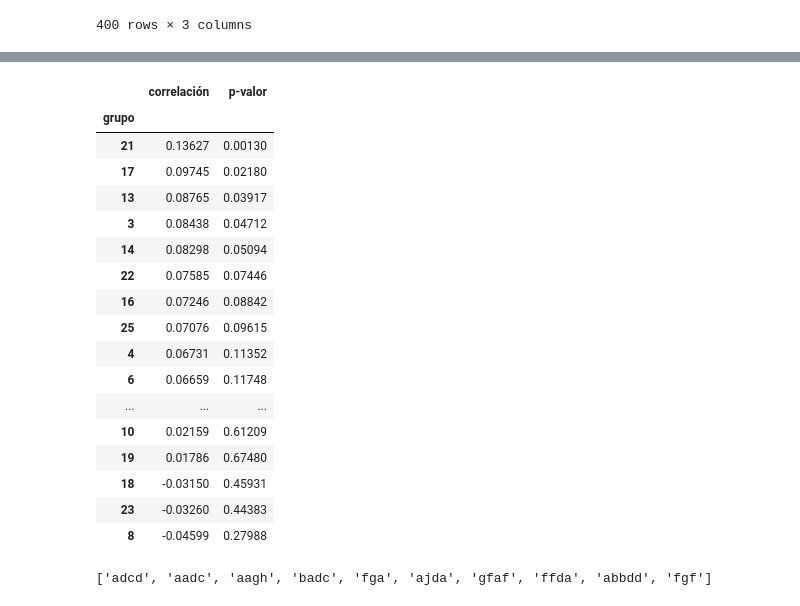
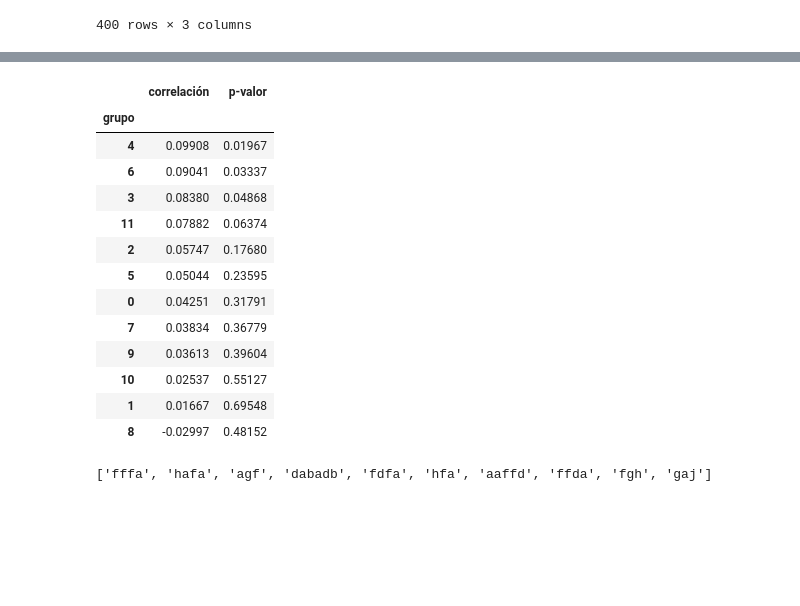
Before and after one commit to davidgutierrez/HeartRatePatterns, a Jupyter notebook: Jupyter/MimicII/0l idendify groups-Pearson.ipynb, the cells around one changed output, grey strips where cells are left out. Drawn from its saved outputs; the diff is of its cells as text; code cells hidden in the pictures; blank space fills up the shorter version.

```diff
--- a/Jupyter/MimicII/0l idendify groups-Pearson.ipynb
+++ b/Jupyter/MimicII/0l idendify groups-Pearson.ipynb
@@ -185,6 +158,8 @@ avg / total       0.73      0.76      0.69       554
 # %%
 import numpy as np
-compoT = np.transpose(bestNmf.components_)
-print("components",bestNmf.components_.shape)
+bestScore = 12
+model, nmf, patients_nmf, acurracy, roc_auc = generateNMF(patients, survived, n_components=bestScore)
+compoT = np.transpose(nmf.components_)
+print("components",nmf.components_.shape)
 print("components Transpose",compoT.shape)
 # %% [output]
@@ -193,7 +168,7 @@ components Transpose (400, 26)
 # %%
 from operator import itemgetter
-def predict_proba(compoT,table):
-    predicts = modelnmf.predict_proba(compoT)[:,1]
+def predict_proba(compoT,table,model):
+    predicts = model.predict_proba(compoT)[:,1]
     beats = list(table)
     sortedBeats = []
     numPred = len(predicts)
@@ -214,7 +189,7 @@ def predict_proba(compoT,table):
     print(nvals)
     return sorted(sortedBeats, key=itemgetter('correlación'), reverse=True)
 # %%
-sortedBeats = predict_proba(compoT,table)
+sortedBeats = predict_proba(compoT,table,model)
 beatKeys = []
 for value in sortedBeats:
     beatKeys.append(value['word'])
@@ -259,45 +234,41 @@ Top 5 HeartBeats con mayor probabilidad de muerte según la regresión logístic
 # %%
 from operator import itemgetter
 from scipy.stats.stats import pearsonr
 import pandas as pd
 pd.set_option('display.float_format', lambda x: '%.5f' % x)
 
 def find_pearson(value, patient, survived):
     pearsonList = []
     for i in range(value):
         patientpear = patient[:, i]
         pearson = pearsonr(patientpear, survived)
         pearsonList.append({'grupo':i,'correlación':pearson[0],'p-valor':pearson[1]})
     return sorted(pearsonList, key=itemgetter('correlación'), reverse=True)
 
-sortedList = find_pearson(bestScore,patientnmf,survived)
+sortedList = find_pearson(bestScore,patients_nmf,survived)
 #sortedList = sorted(pearsonList, key=itemgetter('p1'), reverse=True)
 df = pd.DataFrame(sortedList)
 df = df.set_index('grupo')
 df = df.sort_values(['correlación'], ascending=[False])
 df
 # %% [output]
 |  | correlación | p-valor |
 | grupo |  |  |
-| 21 | 0.13627 | 0.00130 |
-| 17 | 0.09745 | 0.02180 |
-| 13 | 0.08765 | 0.03917 |
-| 3 | 0.08438 | 0.04712 |
-| 14 | 0.08298 | 0.05094 |
-| 22 | 0.07585 | 0.07446 |
-| 16 | 0.07246 | 0.08842 |
-| 25 | 0.07076 | 0.09615 |
-| 4 | 0.06731 | 0.11352 |
-| 6 | 0.06659 | 0.11748 |
-| ... | ... | ... |
-| 10 | 0.02159 | 0.61209 |
-| 19 | 0.01786 | 0.67480 |
-| 18 | -0.03150 | 0.45931 |
-| 23 | -0.03260 | 0.44383 |
-| 8 | -0.04599 | 0.27988 |
+| 4 | 0.09908 | 0.01967 |
+| 6 | 0.09041 | 0.03337 |
+| 3 | 0.08380 | 0.04868 |
+| 11 | 0.07882 | 0.06374 |
+| 2 | 0.05747 | 0.17680 |
+| 5 | 0.05044 | 0.23595 |
+| 0 | 0.04251 | 0.31791 |
+| 7 | 0.03834 | 0.36779 |
+| 9 | 0.03613 | 0.39604 |
+| 10 | 0.02537 | 0.55127 |
+| 1 | 0.01667 | 0.69548 |
+| 8 | -0.02997 | 0.48152 |
 # %%
 columns = list(table)
-components = bestNmf.components_
+components = nmf.components_
 topword = print_top_words(components, columns,topic_index=sortedList[0]['grupo'])[0]['features']
 subwords = []
 for subword in topword:
@@ -305,7 +276,7 @@ for subword in topword:
         subwords.append(subword['word'])
 print(str(subwords[:10]))
 # %% [output]
-['adcd', 'aadc', 'aagh', 'badc', 'fga', 'ajda', 'gfaf', 'ffda', 'abbdd', 'fgf']
+['fffa', 'hafa', 'agf', 'dabadb', 'fdfa', 'hfa', 'aaffd', 'ffda', 'fgh', 'gaj']
 # %%
 table = convert_matrix(sumvals=False,filter_words=tuple(subwords))
 survived = table.index.labels[1].tolist()
```
Also changed, not shown: parts of 16 cells of this notebook, 3 other files.
